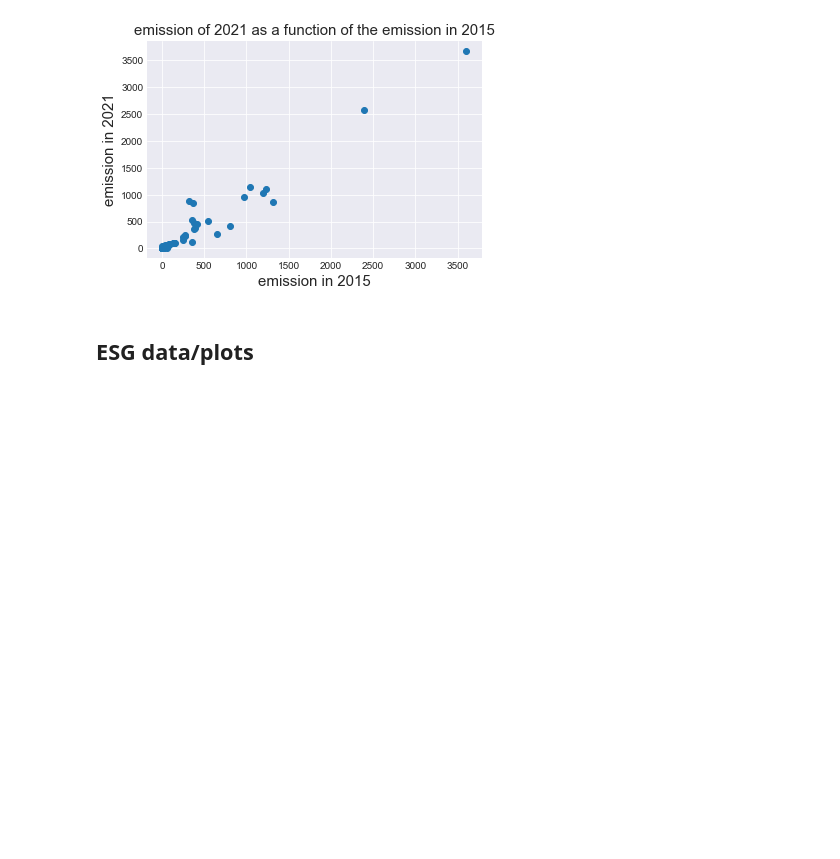
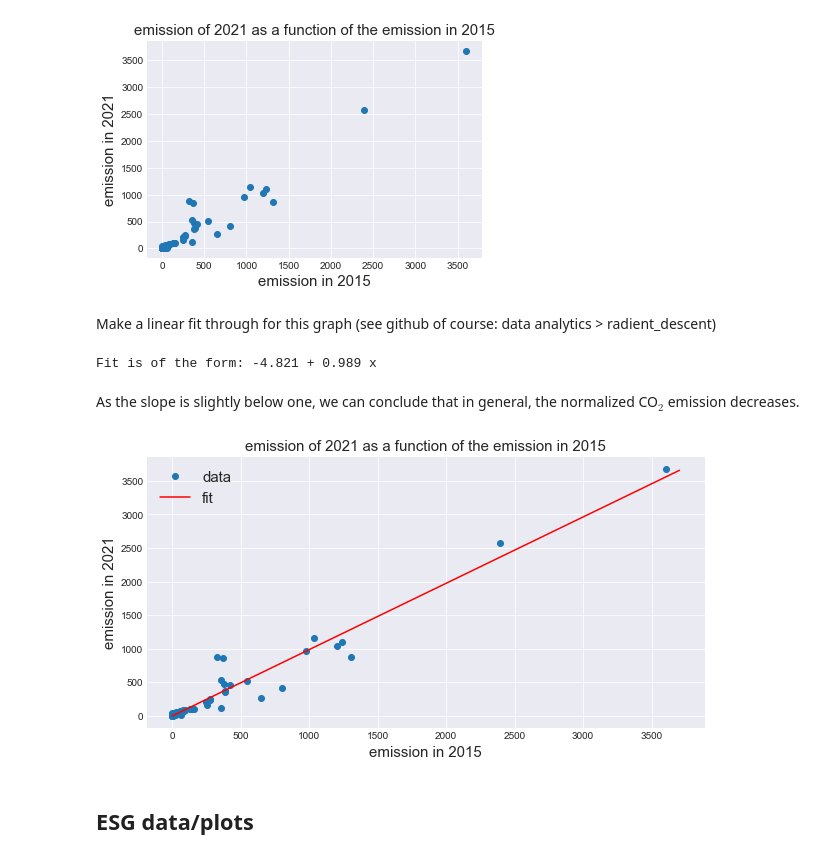
Before and after one commit to AukeVanSighem/ECB-Bond-Purchases, a Jupyter notebook: DataAnalysis.ipynb, the cells around one changed output. Saved outputs shown, nothing was run; the diff lists cells and outputs as text; code cells hidden in the pictures; blank space fills up the shorter version.

Commit message:
added fit for emission
I made a linear fit for the graph showing the emission in 2021 as a function of the emission in 2015 ==> conclusion: emission lowered

```diff
--- a/DataAnalysis.ipynb
+++ b/DataAnalysis.ipynb
@@ -297,6 +297,41 @@ plt.ylabel("emission in 2021",size=15)
 plt.show()
 # %% [output]
 [figure]
+# %% [markdown]
+Make a linear fit through for this graph (see github of course: data analytics > radient_descent)
+# %%
+from sklearn.linear_model import LinearRegression
+# We will use the module Linear Regression of sklearn to perform the analysis
+# Initialize the model
+ols = LinearRegression()
+# Fit the model to the data
+ols.fit(company_co2_data["CO2"].values.reshape(-1, 1),company_co2_data["CO2_1"])
+
+print('Fit is of the form:',np.round(ols.intercept_,3),'+',np.round(ols.coef_[0],3),'x')
+# %% [output]
+Fit is of the form: -4.821 + 0.989 x
+# %% [markdown]
+As the slope is slightly below one, we can conclude that in general, the normalized CO$_2$ emission decreases.
+# %%
+plt.figure(figsize=(10,5))
+
+# plot of data
+plt.plot(company_co2_data["CO2"],company_co2_data["CO2_1"],'o',label="data")
+
+# plot of fit
+x = np.arange(0,max((company_co2_data["CO2"])+100))
+y = ols.intercept_ + ols.coef_[0]*x
+plt.plot(x,y,'r-',label="fit")
+
+# making a nice figure
+plt.title("emission of 2021 as a function of the emission in 2015", size=15)
+plt.xlabel("emission in 2015", size=15)
+plt.ylabel("emission in 2021",size=15)
+plt.legend(fontsize="15")
+
+plt.show()
+# %% [output]
+[figure, added]
 # %% [markdown]
 ## ESG data/plots
 # %%
```
